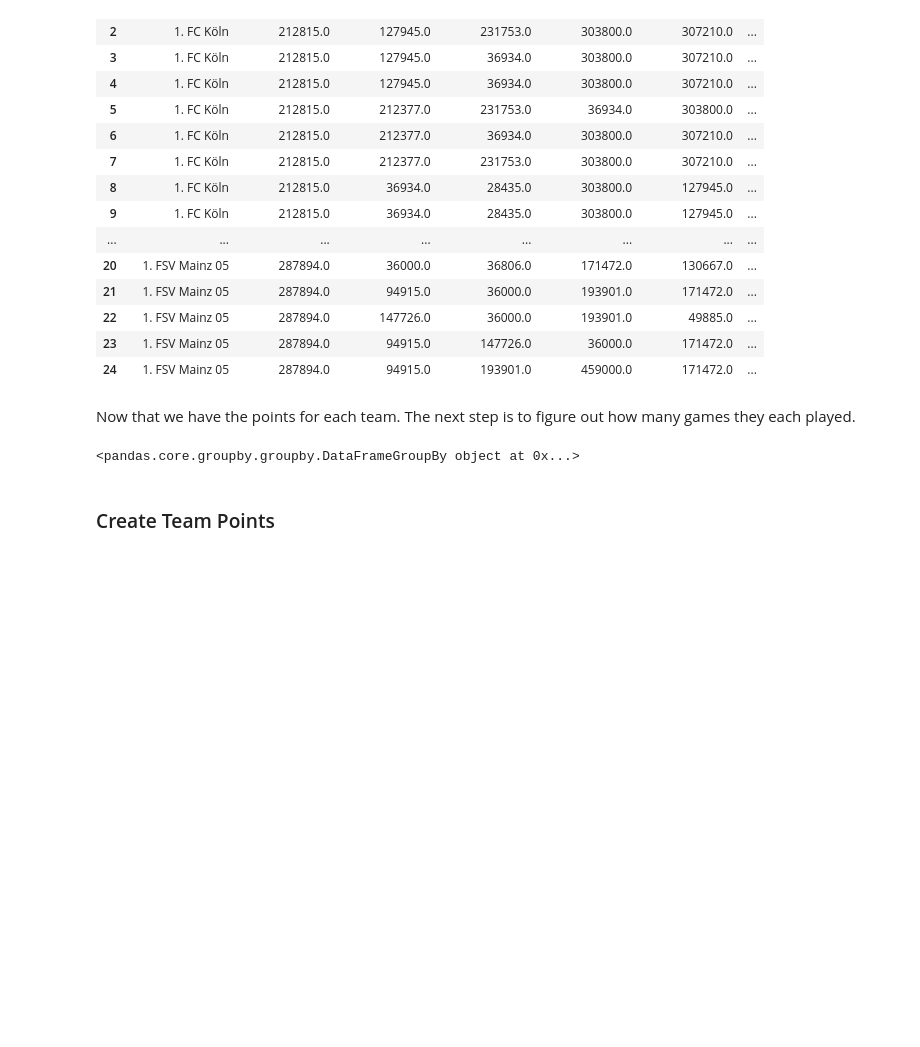
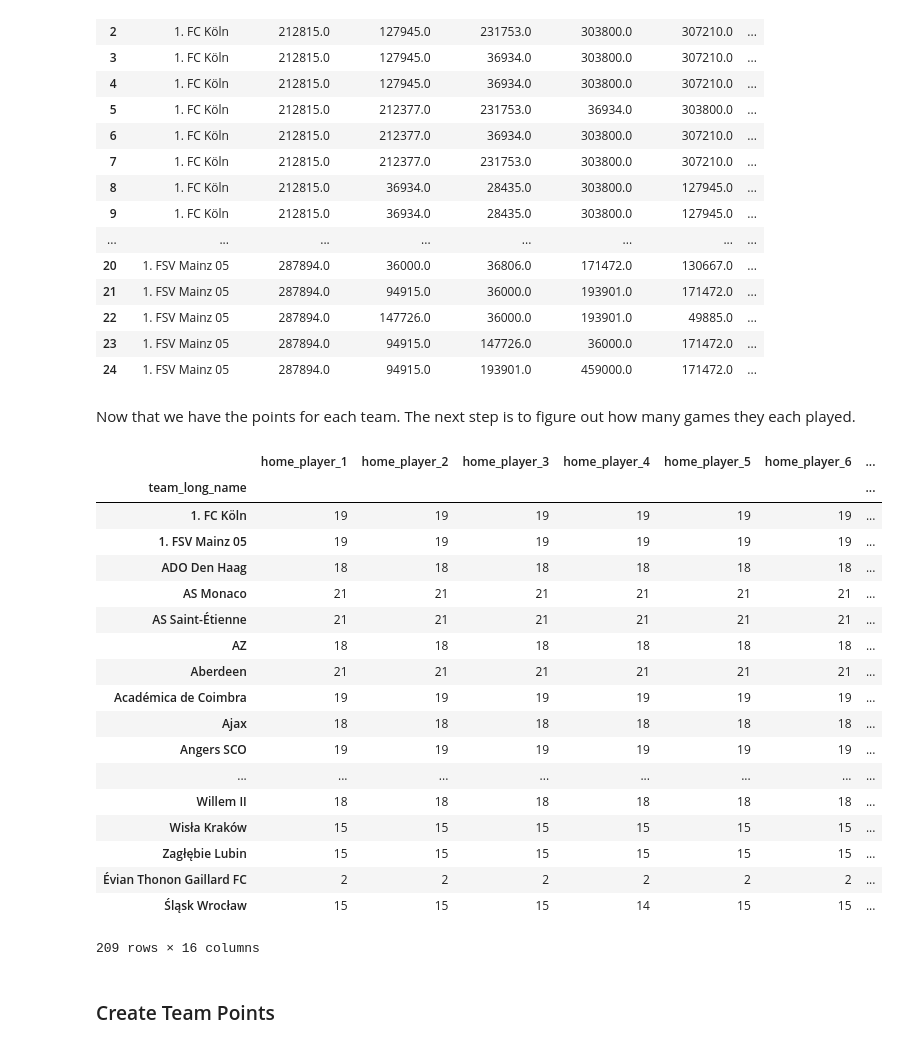
Before and after one commit to GarrettMarkScott/European_Soccer_Exploring, a Jupyter notebook: European Soccer Data.ipynb, the cells around one changed output. Cells and saved outputs as stored; diff of their text form; code cells hidden in the pictures; blank space fills up the shorter version.

```diff
--- a/European Soccer Data.ipynb
+++ b/European Soccer Data.ipynb
@@ -333,10 +333,28 @@ Now that we have the points for each team. The next step is to figure out how ma
 # %%
 data = {'team_name': matches.groupby(['team_long_name']),
         'games_played': matches.groupby(['team_long_name'])['date'].count().values.tolist(),
        }
-matches.groupby(['team_long_name'])
+matches.groupby(['team_long_name']).count()
 # %% [output]
+|  | home_player_1 | home_player_2 | home_player_3 | home_player_4 | home_player_5 | home_player_6 | ... |
+| team_long_name |  |  |  |  |  |  | ... |
+| 1. FC Köln | 19 | 19 | 19 | 19 | 19 | 19 | ... |
+| 1. FSV Mainz 05 | 19 | 19 | 19 | 19 | 19 | 19 | ... |
+| ADO Den Haag | 18 | 18 | 18 | 18 | 18 | 18 | ... |
+| AS Monaco | 21 | 21 | 21 | 21 | 21 | 21 | ... |
+| AS Saint-Étienne | 21 | 21 | 21 | 21 | 21 | 21 | ... |
+| AZ | 18 | 18 | 18 | 18 | 18 | 18 | ... |
+| Aberdeen | 21 | 21 | 21 | 21 | 21 | 21 | ... |
+| Académica de Coimbra | 19 | 19 | 19 | 19 | 19 | 19 | ... |
+| Ajax | 18 | 18 | 18 | 18 | 18 | 18 | ... |
+| Angers SCO | 19 | 19 | 19 | 19 | 19 | 19 | ... |
+| ... | ... | ... | ... | ... | ... | ... | ... |
+| Willem II | 18 | 18 | 18 | 18 | 18 | 18 | ... |
+| Wisła Kraków | 15 | 15 | 15 | 15 | 15 | 15 | ... |
+| Zagłębie Lubin | 15 | 15 | 15 | 15 | 15 | 15 | ... |
+| Évian Thonon Gaillard FC | 2 | 2 | 2 | 2 | 2 | 2 | ... |
+| Śląsk Wrocław | 15 | 15 | 15 | 14 | 15 | 15 | ... |
-<pandas.core.groupby.groupby.DataFrameGroupBy object at 0x...>
+209 rows × 16 columns
 # %% [markdown]
 ### Create Team Points
 # %%
```
Also changed, not shown: parts of 6 cells of this notebook.
